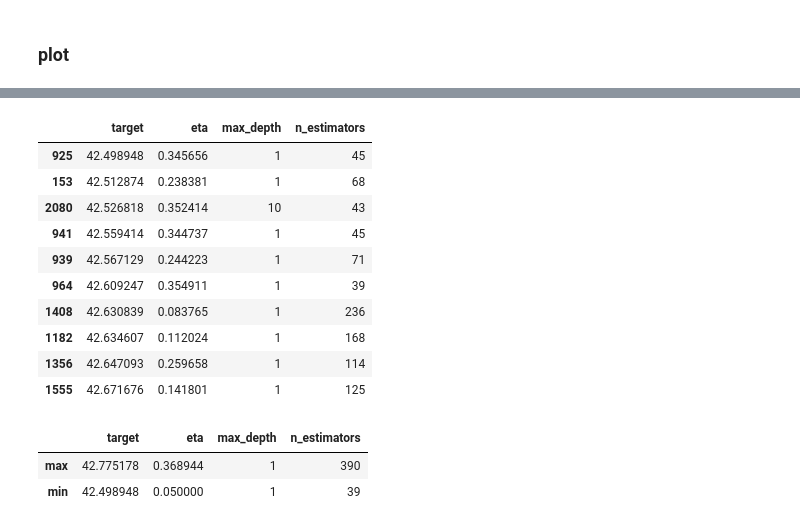
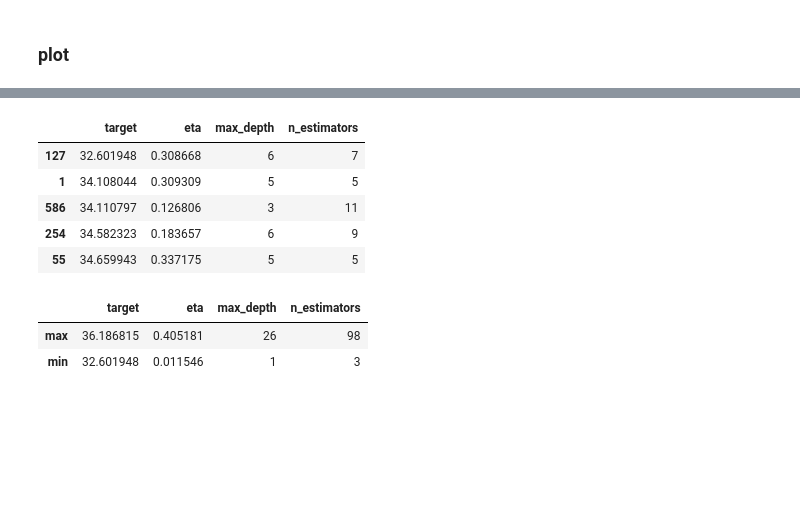
Before and after one commit to Gegori1/SVR-MAPE-Extended, a Jupyter notebook: Bayesian_optimization/Diabetes_Bayesian_optimization/XGBoost/Bay_opt_analysis.ipynb, the cells around one changed output, grey strips where cells are left out. Cells and saved outputs as stored; diff of their text form; code cells hidden in the pictures; blank space fills up the shorter version.

Commit message:
last revision: based on MAPE only

```diff
--- a/Bayesian_optimization/Diabetes_Bayesian_optimization/XGBoost/Bay_opt_analysis.ipynb
+++ b/Bayesian_optimization/Diabetes_Bayesian_optimization/XGBoost/Bay_opt_analysis.ipynb
@@ -152,7 +59,7 @@ df.sort_values("target", ascending = True).head(50).agg(("max", "min"))
 # %% [markdown]
 ### load data
 # %%
-jsn_path = Path().resolve() / "Logs" / "Diabetes_mae_let.json"
+jsn_path = Path().resolve() / "Logs" / "Diabetes_mape_let.json"
 data = pd.read_json(jsn_path , lines = True).drop(["datetime"], axis = 1)
 # %% [markdown]
 ### convert data
@@ -185,22 +87,17 @@ px.scatter_3d(df2, x = "max_depth", y = "n_estimators", z = "target", color = "t
 # %% [output]
 [interactive output not drawn]
 # %%
-df.sort_values("target", ascending = True).head(10)
+df.sort_values("target", ascending = True).head()
 # %% [output]
 |  | target | eta | max_depth | n_estimators |
-| 925 | 42.498948 | 0.345656 | 1 | 45 |
-| 153 | 42.512874 | 0.238381 | 1 | 68 |
-| 2080 | 42.526818 | 0.352414 | 10 | 43 |
-| 941 | 42.559414 | 0.344737 | 1 | 45 |
-| 939 | 42.567129 | 0.244223 | 1 | 71 |
-| 964 | 42.609247 | 0.354911 | 1 | 39 |
-| 1408 | 42.630839 | 0.083765 | 1 | 236 |
-| 1182 | 42.634607 | 0.112024 | 1 | 168 |
-| 1356 | 42.647093 | 0.259658 | 1 | 114 |
-| 1555 | 42.671676 | 0.141801 | 1 | 125 |
+| 127 | 32.601948 | 0.308668 | 6 | 7 |
+| 1 | 34.108044 | 0.309309 | 5 | 5 |
+| 586 | 34.110797 | 0.126806 | 3 | 11 |
+| 254 | 34.582323 | 0.183657 | 6 | 9 |
+| 55 | 34.659943 | 0.337175 | 5 | 5 |
 # %%
 df.sort_values("target", ascending = True).head(50).agg(("max", "min"))
 # %% [output]
 |  | target | eta | max_depth | n_estimators |
-| max | 42.775178 | 0.368944 | 1 | 390 |
-| min | 42.498948 | 0.050000 | 1 | 39 |
+| max | 36.186815 | 0.405181 | 26 | 98 |
+| min | 32.601948 | 0.011546 | 1 | 3 |
```
Also changed, not shown: parts of 36 cells of this notebook, 55 other files.
